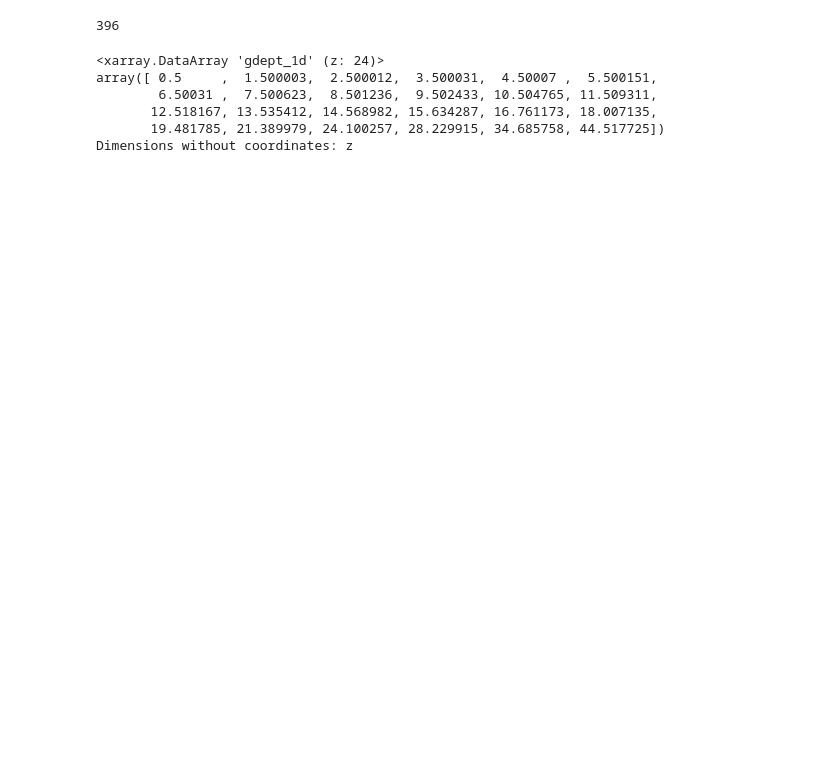
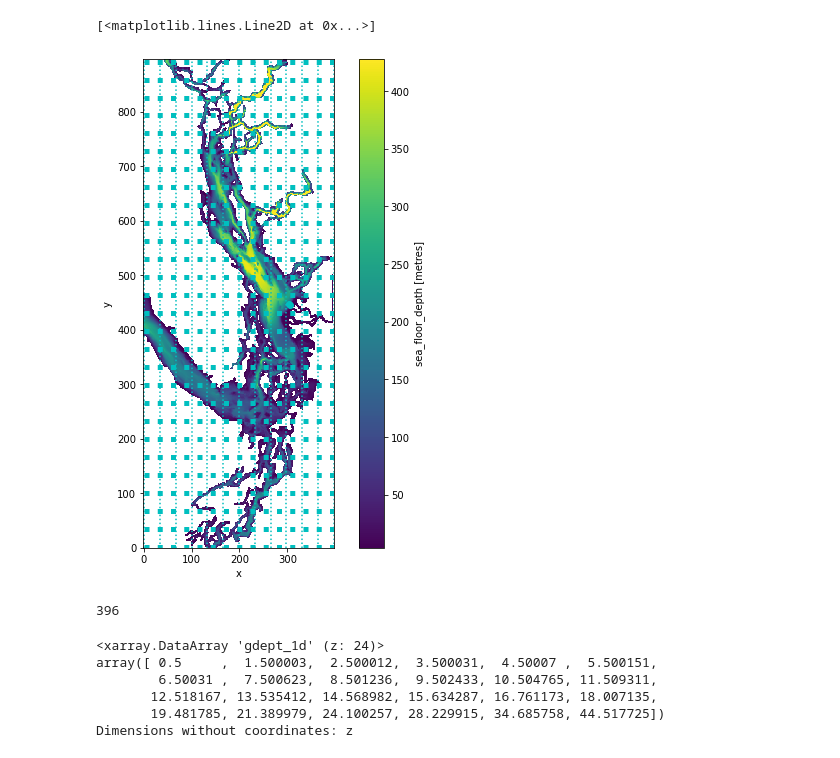
Before and after one commit to SalishSeaCast/analysis-susan, a Jupyter notebook: IonaOutfall/Grid_position.ipynb, the cells around one changed output. Drawn from its saved outputs; the diff is of its cells as text; code cells hidden in the pictures; blank space fills up the shorter version.

```diff
--- a/IonaOutfall/Grid_position.ipynb
+++ b/IonaOutfall/Grid_position.ipynb
@@ -68,3 +103,15 @@ ax.set_ylim(430, 470);
+# %%
+fig, ax = plt.subplots(1, 1, figsize=(9, 9 ))
+bathy.Bathymetry.plot(ax=ax)
+viz_tools.set_aspect(ax);
+for ii in range(13):
+    ax.plot([xo[ii], xo[ii]], [0, 898], 'c:')
+for jj in range(29):
+    ax.plot([0, 398], [yo[jj], yo[jj]], 'c:', linewidth=5)
+ax.plot([304, 305], [447, 446], 'co', );
+# %% [output]
+[<matplotlib.lines.Line2D at 0x...>]
+[figure, added]
 # %%
 11*36
 # %% [output]
```
Also changed, not shown: parts of 1 cell of this notebook, 1 other file.
